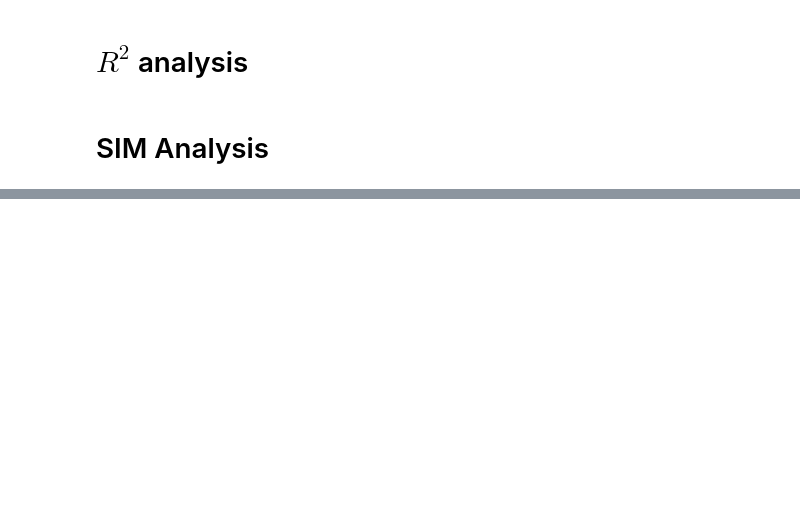
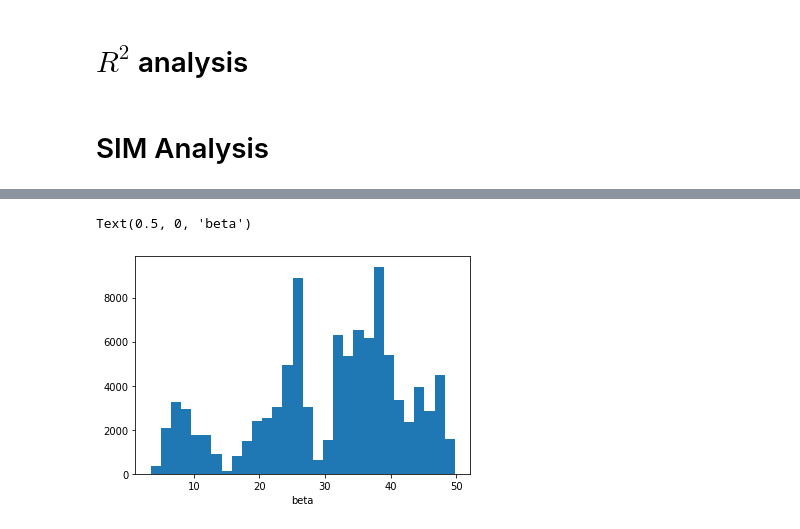
Before and after one commit to YannisZa/GeNSIT, a Jupyter notebook: notebooks/Reading outputs (work in progress).ipynb, the cells around one changed output, grey strips where cells are left out. Cells and saved outputs as stored; diff of their text form; code cells hidden in the pictures; blank space fills up the shorter version.

```diff
--- a/notebooks/Reading outputs (work in progress).ipynb
+++ b/notebooks/Reading outputs (work in progress).ipynb
@@ -138,3 +290,7 @@ _ = plt.hist(current_data.data.alpha.squeeze().values)
 # %%
-_ = plt.hist(current_data.data.beta.squeeze().values)
+_ = plt.hist(current_data.data.beta.squeeze().values,bins=30)
+plt.xlabel('beta')
+# %% [output]
+Text(0.5, 0, 'beta')
+[figure, added]
 # %%
```
Also changed, not shown: parts of 25 cells of this notebook.
